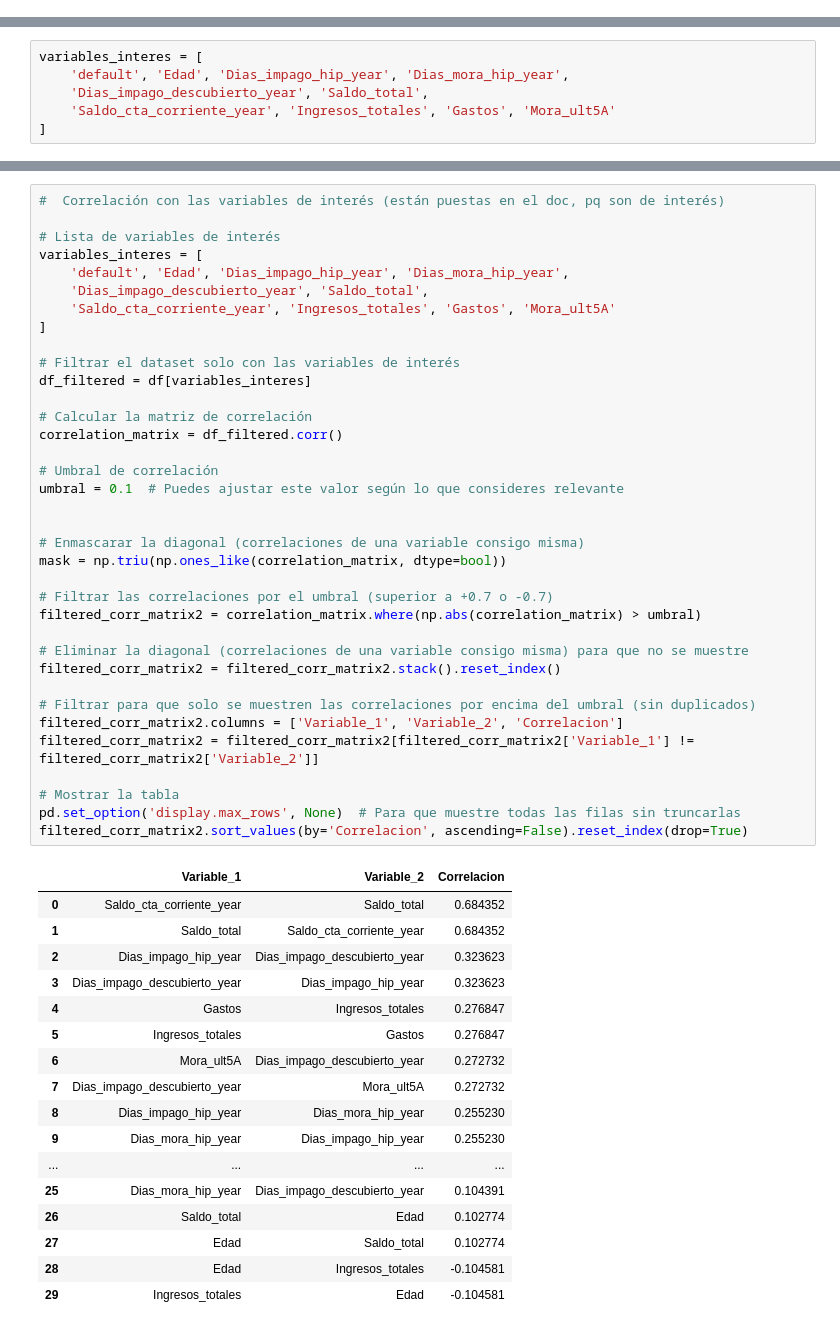
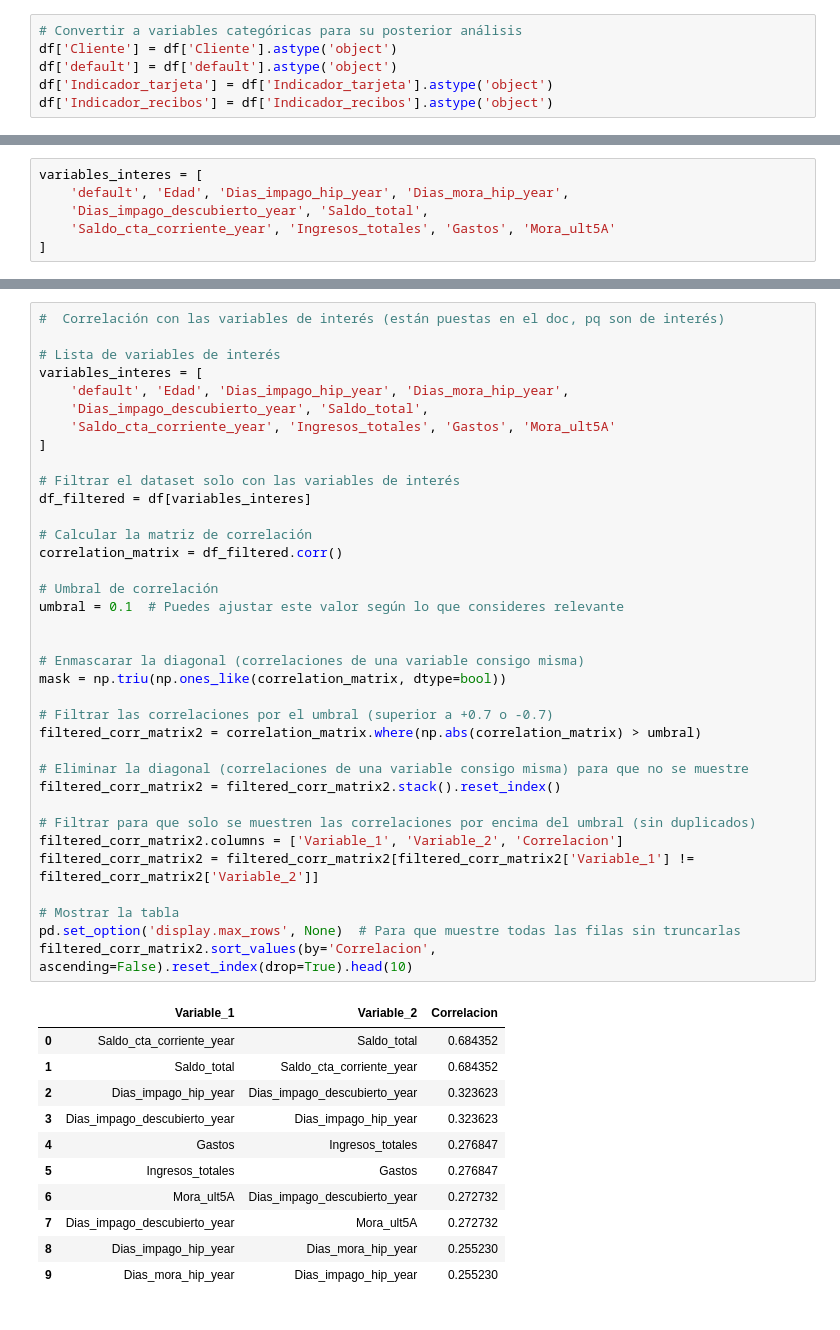
Before and after one commit to martamateosgon/Finanzas_MS, a Jupyter notebook: 2_marta_nagore.ipynb, the cells around one changed output, grey strips where cells are left out. Drawn from its saved outputs; the diff is of its cells as text.

```diff
--- a/2_marta_nagore.ipynb
+++ b/2_marta_nagore.ipynb
@@ -32,6 +36,12 @@ df = pd.DataFrame(data[1:], columns=data[0])  # Usa la primera fila como nombres
 # Calcular número de valores distintos en cada columna
 columnas_sin_valores_distintos = df.nunique()[df.nunique() < 2].index
 df = df.drop(columnas_sin_valores_distintos, axis=1)
+# %%
+# Convertir a variables categóricas para su posterior análisis
+df['Cliente'] = df['Cliente'].astype('object')
+df['default'] = df['default'].astype('object')
+df['Indicador_tarjeta'] = df['Indicador_tarjeta'].astype('object')
+df['Indicador_recibos'] = df['Indicador_recibos'].astype('object')
 # %%
 df['saldo_<_30k'] = (df['Saldo_total'] < 30000).astype(int)
 
@@ -317,37 +309,31 @@ correlation_matrix = df_filtered.corr()
 umbral = 0.1  # Puedes ajustar este valor según lo que consideres relevante
 
 
 # Enmascarar la diagonal (correlaciones de una variable consigo misma)
 mask = np.triu(np.ones_like(correlation_matrix, dtype=bool))
 
 # Filtrar las correlaciones por el umbral (superior a +0.7 o -0.7)
 filtered_corr_matrix2 = correlation_matrix.where(np.abs(correlation_matrix) > umbral)
 
 # Eliminar la diagonal (correlaciones de una variable consigo misma) para que no se muestre
 filtered_corr_matrix2 = filtered_corr_matrix2.stack().reset_index()
 
 # Filtrar para que solo se muestren las correlaciones por encima del umbral (sin duplicados)
 filtered_corr_matrix2.columns = ['Variable_1', 'Variable_2', 'Correlacion']
 filtered_corr_matrix2 = filtered_corr_matrix2[filtered_corr_matrix2['Variable_1'] != filtered_corr_matrix2['Variable_2']]
 
 # Mostrar la tabla
 pd.set_option('display.max_rows', None)  # Para que muestre todas las filas sin truncarlas
-filtered_corr_matrix2.sort_values(by='Correlacion', ascending=False).reset_index(drop=True)
+filtered_corr_matrix2.sort_values(by='Correlacion', ascending=False).reset_index(drop=True).head(10)
 # %% [output]
 |  | Variable_1 | Variable_2 | Correlacion |
 | 0 | Saldo_cta_corriente_year | Saldo_total | 0.684352 |
 | 1 | Saldo_total | Saldo_cta_corriente_year | 0.684352 |
 | 2 | Dias_impago_hip_year | Dias_impago_descubierto_year | 0.323623 |
 | 3 | Dias_impago_descubierto_year | Dias_impago_hip_year | 0.323623 |
 | 4 | Gastos | Ingresos_totales | 0.276847 |
 | 5 | Ingresos_totales | Gastos | 0.276847 |
 | 6 | Mora_ult5A | Dias_impago_descubierto_year | 0.272732 |
 | 7 | Dias_impago_descubierto_year | Mora_ult5A | 0.272732 |
 | 8 | Dias_impago_hip_year | Dias_mora_hip_year | 0.255230 |
 | 9 | Dias_mora_hip_year | Dias_impago_hip_year | 0.255230 |
-| ... | ... | ... | ... |
-| 25 | Dias_mora_hip_year | Dias_impago_descubierto_year | 0.104391 |
-| 26 | Saldo_total | Edad | 0.102774 |
-| 27 | Edad | Saldo_total | 0.102774 |
-| 28 | Edad | Ingresos_totales | -0.104581 |
-| 29 | Ingresos_totales | Edad | -0.104581 |
```
Also changed, not shown: parts of 41 cells of this notebook.
